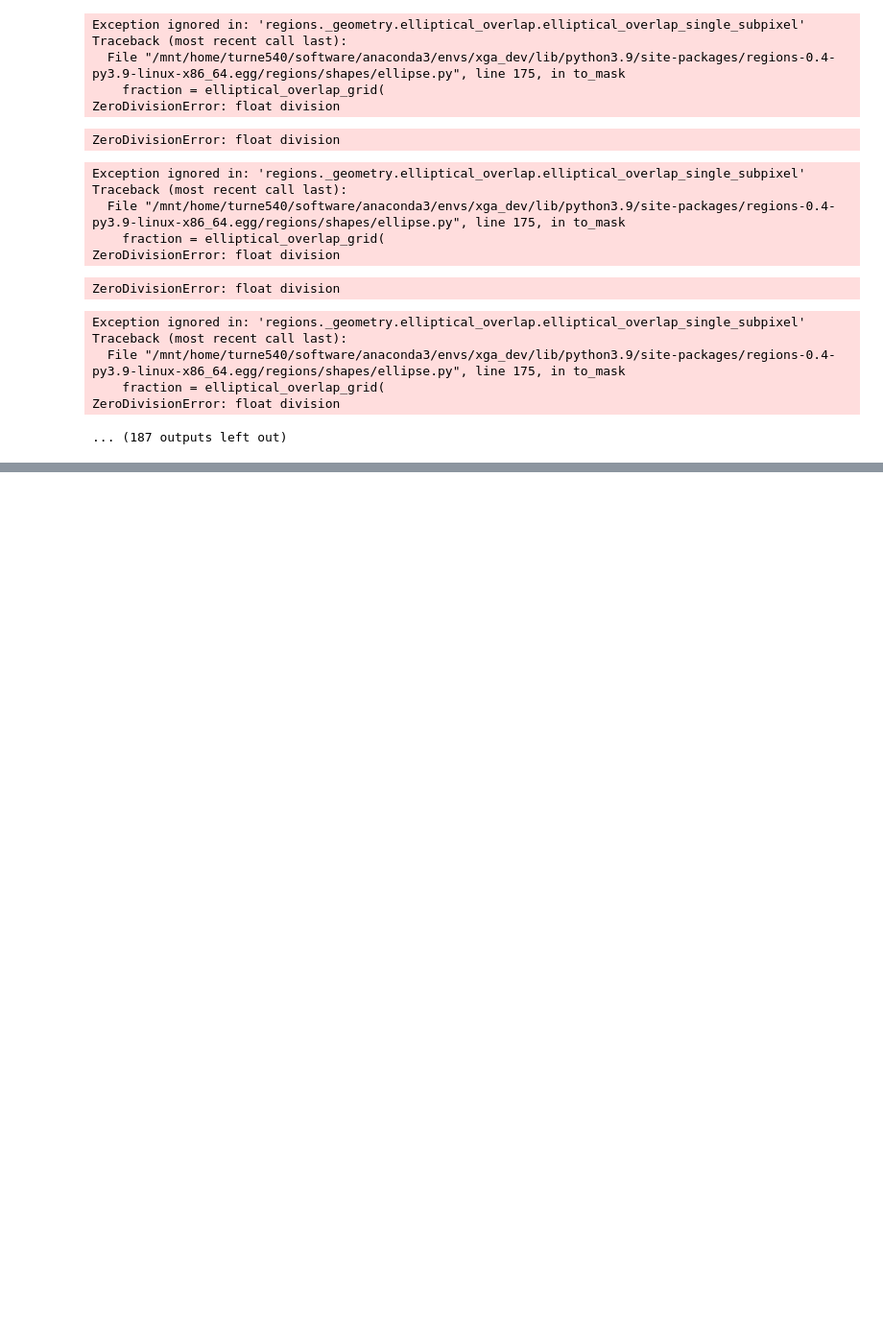
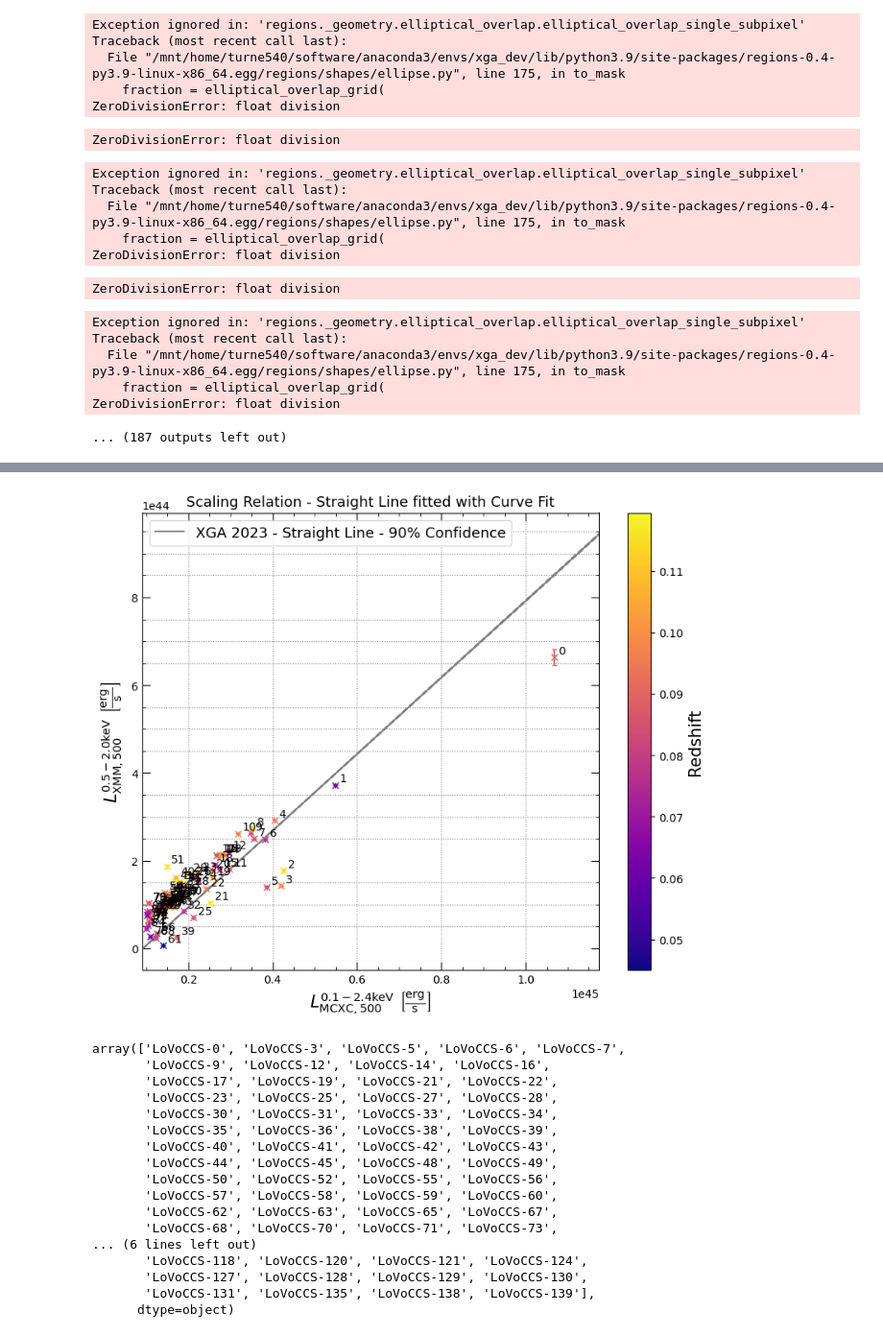
Before and after one commit to LoVoCCS/X-LoVoCCS-Analyses, a Jupyter notebook: notebooks/global_properties/ltr_pipeline.ipynb, the cells around one changed output, grey strips where cells are left out. Shown at 96% size. Cells and saved outputs as stored; diff of their text form; code cells hidden in the pictures; blank space fills up the shorter version.

```diff
--- a/notebooks/global_properties/ltr_pipeline.ipynb
+++ b/notebooks/global_properties/ltr_pipeline.ipynb
@@ -138,0 +192,22 @@ srcs_mfroz, results_mfroz, rad_hist_mfroz = luminosity_temperature_pipeline(samp
+# %%
+lx_comp.view(grid_on=True, figsize=(8, 7), label_points=True, log_scale=False)
+lx_comp.point_names
+# %% [output]
+[figure, added]
+array(['LoVoCCS-0', 'LoVoCCS-3', 'LoVoCCS-5', 'LoVoCCS-6', 'LoVoCCS-7',
+       'LoVoCCS-9', 'LoVoCCS-12', 'LoVoCCS-14', 'LoVoCCS-16',
+       'LoVoCCS-17', 'LoVoCCS-19', 'LoVoCCS-21', 'LoVoCCS-22',
+       'LoVoCCS-23', 'LoVoCCS-25', 'LoVoCCS-27', 'LoVoCCS-28',
+       'LoVoCCS-30', 'LoVoCCS-31', 'LoVoCCS-33', 'LoVoCCS-34',
+       'LoVoCCS-35', 'LoVoCCS-36', 'LoVoCCS-38', 'LoVoCCS-39',
+       'LoVoCCS-40', 'LoVoCCS-41', 'LoVoCCS-42', 'LoVoCCS-43',
+       'LoVoCCS-44', 'LoVoCCS-45', 'LoVoCCS-48', 'LoVoCCS-49',
+       'LoVoCCS-50', 'LoVoCCS-52', 'LoVoCCS-55', 'LoVoCCS-56',
+       'LoVoCCS-57', 'LoVoCCS-58', 'LoVoCCS-59', 'LoVoCCS-60',
+       'LoVoCCS-62', 'LoVoCCS-63', 'LoVoCCS-65', 'LoVoCCS-67',
+       'LoVoCCS-68', 'LoVoCCS-70', 'LoVoCCS-71', 'LoVoCCS-73',
+... (6 lines left out)
+       'LoVoCCS-118', 'LoVoCCS-120', 'LoVoCCS-121', 'LoVoCCS-124',
+       'LoVoCCS-127', 'LoVoCCS-128', 'LoVoCCS-129', 'LoVoCCS-130',
+       'LoVoCCS-131', 'LoVoCCS-135', 'LoVoCCS-138', 'LoVoCCS-139'],
+      dtype=object)
```
Also changed, not shown: parts of 17 cells of this notebook, 2 other files.
